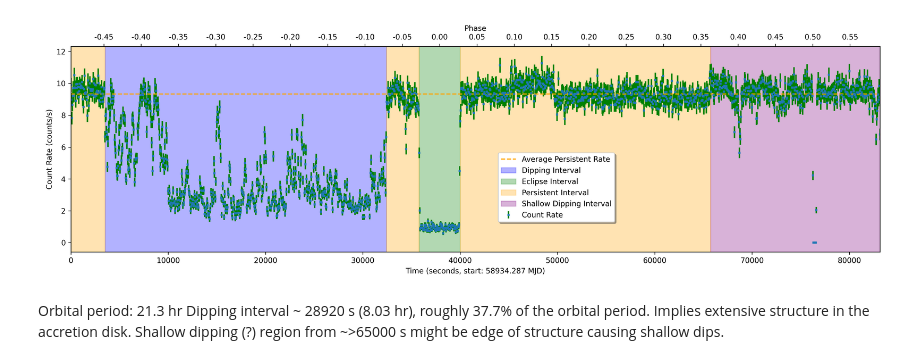
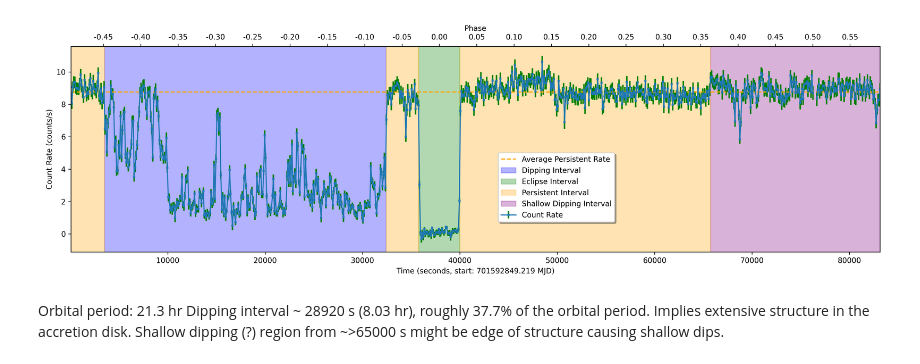
Before and after one commit to KSSolomons/Swift-j1858.6-0814, a Jupyter notebook: analysis/light curve.ipynb, the cells around one changed output. Drawn from its saved outputs; the diff is of its cells as text; code cells hidden in the pictures.

```diff
--- a/analysis/light curve.ipynb
+++ b/analysis/light curve.ipynb
@@ -6,22 +6,18 @@ import matplotlib.pyplot as plt
 import numpy as np
 
 # Replace with the path to your file
-lc_file_path = "../products/0865600201/pn/pn_src_lc.fits"
+lc_file_path = "../products/0865600201/pn/lc/pn_source_lc_corrected.fits"
 
 # Read the RATE table to get time and rate columns
-lc_table = Table.read(lc_file_path, hdu="RATE")
+with fits.open(lc_file_path) as hdul:
+    lc_table = Table(hdul[1].data)
+# Extract time and rate
 time = lc_table['TIME']
 rate = lc_table['RATE']
 
-# Read the primary header
+# Get the observation start time from the header
 with fits.open(lc_file_path) as hdul:
-    primary_header = hdul[0].header
-    expstart = primary_header.get('EXPSTART', 0)
-
-# Convert EXPSTART to Time object
-expstart_time = Time(expstart, format='isot', scale='utc')
-print(f"EXPSTART: {expstart_time.iso}")
-print(f"EXPSTART in MJD: {expstart_time.mjd:.2f}")
-
-
-time_relative = time - time[0]
+    header = hdul[1].header
+    expstart_time = Time(header['TSTART'], format='mjd')
+# Convert time to relative seconds from the start of the observation
+time_relative = (time - header['TSTART'])
@@ -32,7 +25,7 @@ EXPSTART in MJD: 58934.29
 %matplotlib notebook
 
 fig, ax1 = plt.subplots(figsize=(16,5), dpi=100)
-ax1.errorbar(time_relative, rate, yerr=lc_table['ERROR'], fmt='s', markersize=2, alpha=1, elinewidth=2,ecolor='green',label='Count Rate')
+ax1.errorbar(time_relative, rate, yerr=lc_table['ERROR'], fmt='s-', markersize=2, alpha=1, elinewidth=2,ecolor='green',label='Count Rate')
 ax1.set_xlabel(f'Time (seconds, start: {expstart_time.mjd:.3f} MJD)')
 ax1.set_ylabel('Count Rate (counts/s)')
 
@@ -67,36 +60,37 @@ ax1.axvspan(shallow_dip_interval[0], shallow_dip_interval[1], color='purple', al
 
 ax1.legend(fancybox=True,shadow=True,loc='upper center', bbox_to_anchor=(0.6, 0.5))
 ax1.set_xlim(time_relative[0], time_relative[-1])
-
+ax1.set_ylim(None,None)
 
 # Add top axis for phase
 ax2 = ax1.twiny() # create a second x-axis on top
 period_seconds = 21.3 * 3600
 t0 = (eclipse_intervals[0] + eclipse_intervals[1]) / 2  # Midpoint of the eclipse interval
 
 def time_to_phase(t):
     return (t - t0) / period_seconds
 
 ax2.set_xlabel("Phase")
 # Get limits from ax1 and transform them for ax2
 ax2.set_xlim(time_to_phase(ax1.get_xlim()[0]), time_to_phase(ax1.get_xlim()[1]))
 
 ax2.xaxis.set_ticks_position('top')
 ax2.xaxis.set_label_position('top')
 
 # Set ticks at intervals of 0.05
 from matplotlib.ticker import MultipleLocator, FormatStrFormatter
 ax2.xaxis.set_major_locator(MultipleLocator(0.05))
 ax2.xaxis.set_major_formatter(FormatStrFormatter('%.2f'))
 
 plt.tight_layout()
 plt.savefig('lc.png', dpi=300)
+
 from IPython.display import Image, display
-display(Image('lc.png'))
+display(Image('lc.png'), width=800)
 # %% [output]
 [interactive output not drawn]
 [interactive output not drawn]
-[figure, old version]
+[figure, new version]
 # %% [markdown]
 Orbital period: 21.3 hr
 Dipping interval ~ 28920 s (8.03 hr), roughly 37.7% of the orbital period.
```
Also changed, not shown: parts of 3 cells of this notebook, 10 other files.
